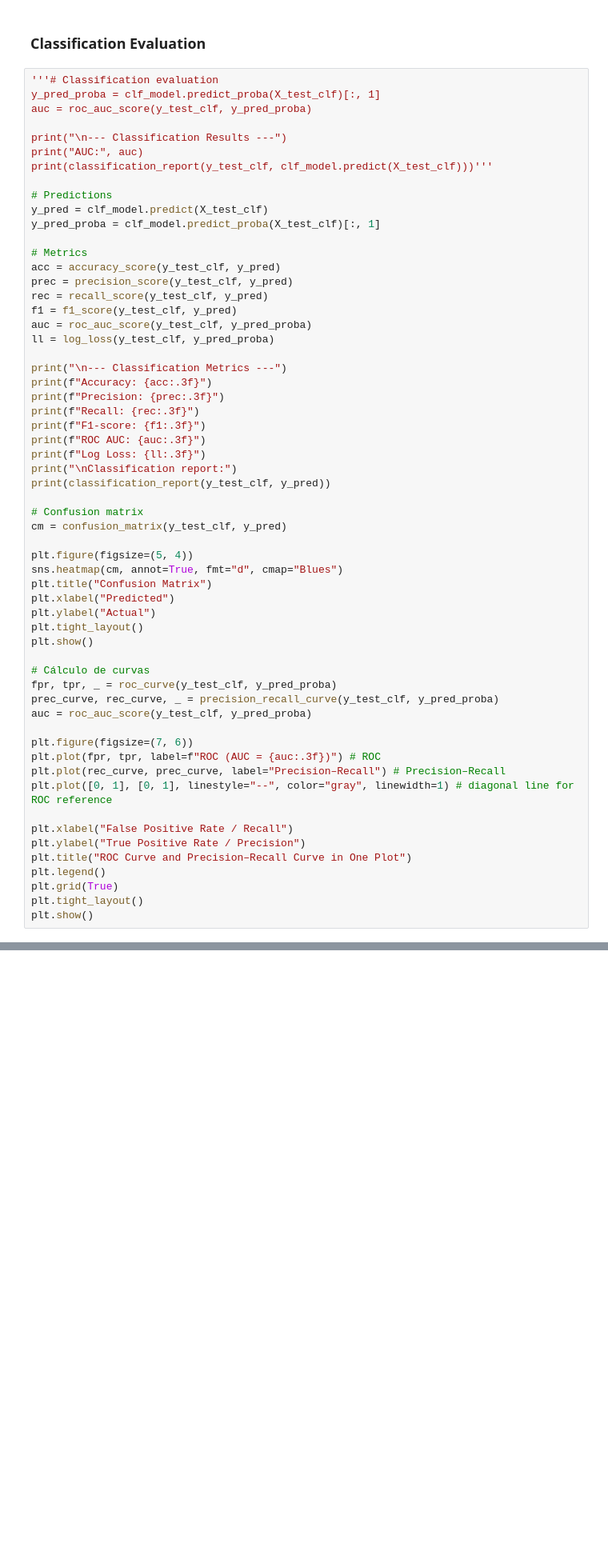
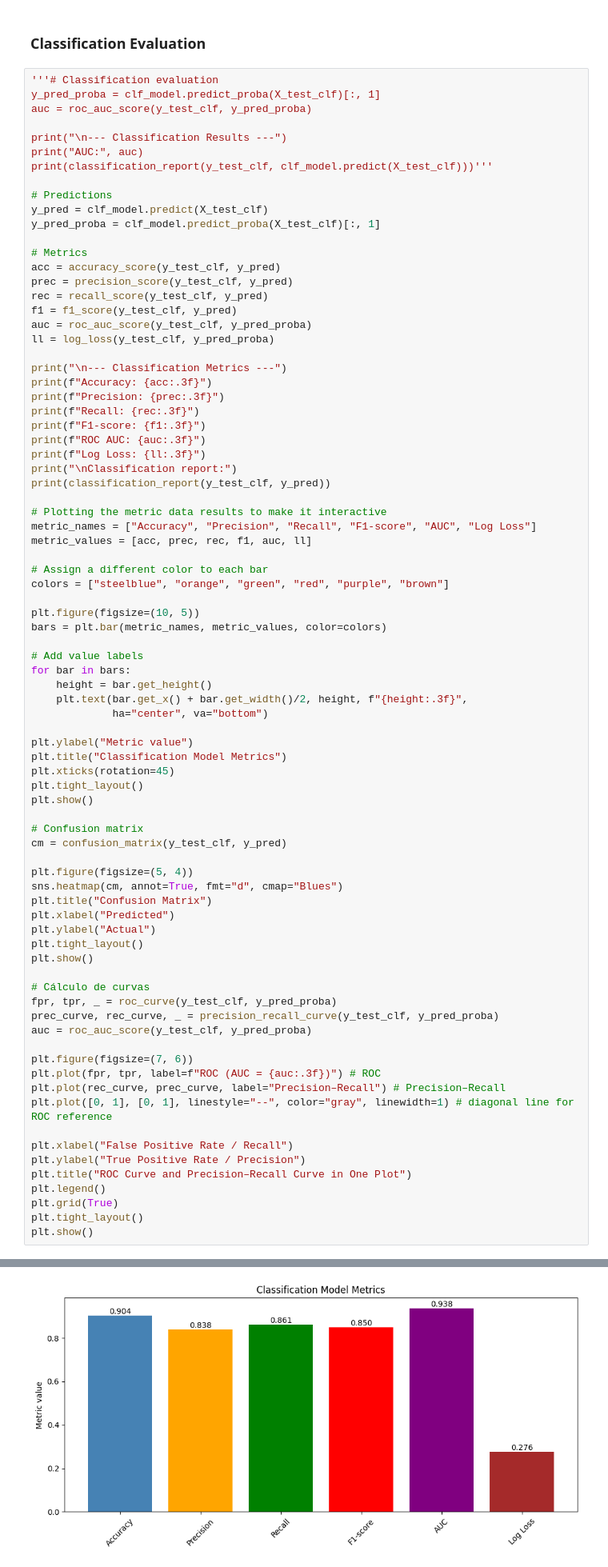
Before and after one commit to pablosreyero/TUDa_Explainable_AI_Project, a Jupyter notebook: project_notebook.ipynb, the cells around one changed output, grey strips where cells are left out. Shown at 80% size. Saved outputs shown, nothing was run; the diff lists cells and outputs as text; blank space fills up the shorter version.

Commit message:
Modified some code, added more assesment metrics for both the regression and the classification model results, more documentation and changed a bit the structure

```diff
--- a/project_notebook.ipynb
+++ b/project_notebook.ipynb
@@ -474,6 +474,28 @@ print(f"Log Loss: {ll:.3f}")
 print("\nClassification report:")
 print(classification_report(y_test_clf, y_pred))
 
+# Plotting the metric data results to make it interactive
+metric_names = ["Accuracy", "Precision", "Recall", "F1-score", "AUC", "Log Loss"]
+metric_values = [acc, prec, rec, f1, auc, ll]
+
+# Assign a different color to each bar
+colors = ["steelblue", "orange", "green", "red", "purple", "brown"]
+
+plt.figure(figsize=(10, 5))
+bars = plt.bar(metric_names, metric_values, color=colors)
+
+# Add value labels
+for bar in bars:
+    height = bar.get_height()
+    plt.text(bar.get_x() + bar.get_width()/2, height, f"{height:.3f}",
+             ha="center", va="bottom")
+
+plt.ylabel("Metric value")
+plt.title("Classification Model Metrics")
+plt.xticks(rotation=45)
+plt.tight_layout()
+plt.show()
+
 # Confusion matrix
 cm = confusion_matrix(y_test_clf, y_pred)
 
@@ -506,0 +545 @@ SyntaxError: invalid syntax (3061120104.py, line 58)
+[figure, added]
```
Also changed, not shown: parts of 1 cell of this notebook.
